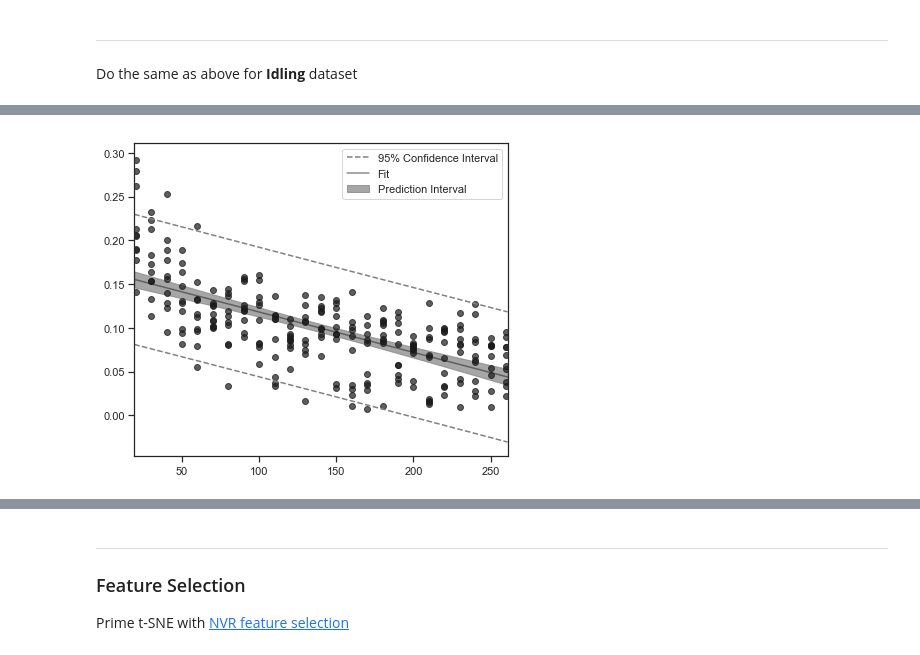
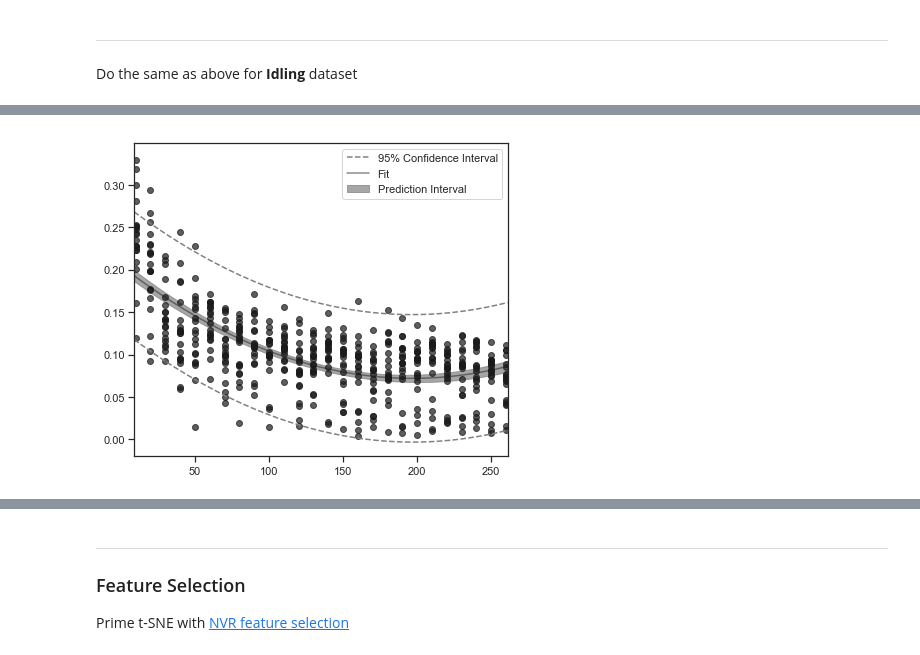
Before and after one commit to codyheiser/fluffy-succotash, a Jupyter notebook: SKMEL5_treatments.ipynb, the cells around one changed output, grey strips where cells are left out. Drawn from its saved outputs; the diff is of its cells as text; code cells hidden in the pictures.

Commit message:
rerunning regression with more iterations for cell number correction. TODO: find statistical test to get a p-value for all EMDs.

```diff
--- a/SKMEL5_treatments.ipynb
+++ b/SKMEL5_treatments.ipynb
@@ -138,5 +158,6 @@ I.barcode_counts(selected_codes)
 # %%
 %%time
-# range of top 20 barcodes in idling dataset is 20 to 260 cells. create 'standard curve' of n_cells to determine noise threshold.
-I_curve = cell_bias_curve(obj=I_PCA, pop_sizes=np.arange(20, 261, 10), iter=10)
+# range of top 30 barcodes in idling dataset is 10 to 260 cells. create 'standard curve' of n_cells to determine noise threshold.
+# 20 replicates at each 10-cell interval
+I_curve = cell_bias_curve(obj=I_PCA, pop_sizes=np.arange(10, 261, 10), iter=20)
 # %% [output]
@@ -145,7 +166,8 @@ Wall time: 14min 37s
 # %%
-I_p, I_pi, I_ci = easy_regression(x=I_curve.melt(id_vars='n_cells')['n_cells'], y=I_curve.melt(id_vars='n_cells')['value'], deg=1)
+# build regression of cell titration to define acceptance criteria
+I_p, I_pi, I_ci = easy_regression(x=I_curve.melt(id_vars='n_cells')['n_cells'], y=I_curve.melt(id_vars='n_cells')['value'], deg=2)
 # %% [output]
-[figure, old version]
+[figure, new version]
 # %%
 # plot results against acceptance criteria for each dataset (untreated and idling)
 plt.figure(figsize=(12,5))
```
Also changed, not shown: parts of 35 cells of this notebook.
